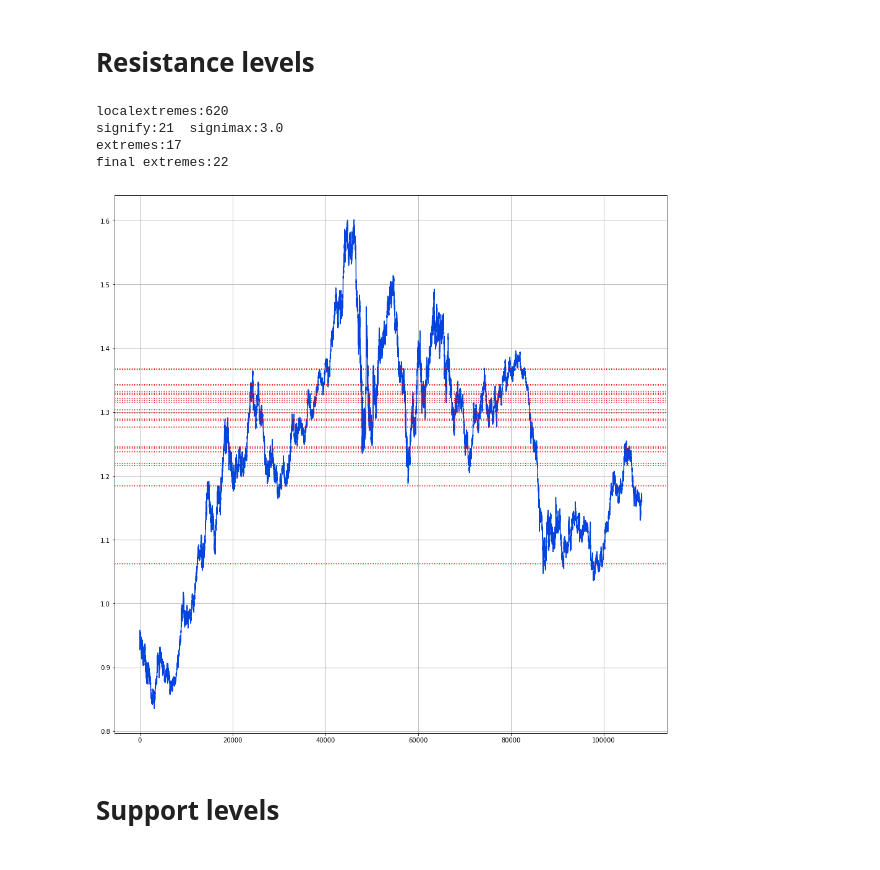
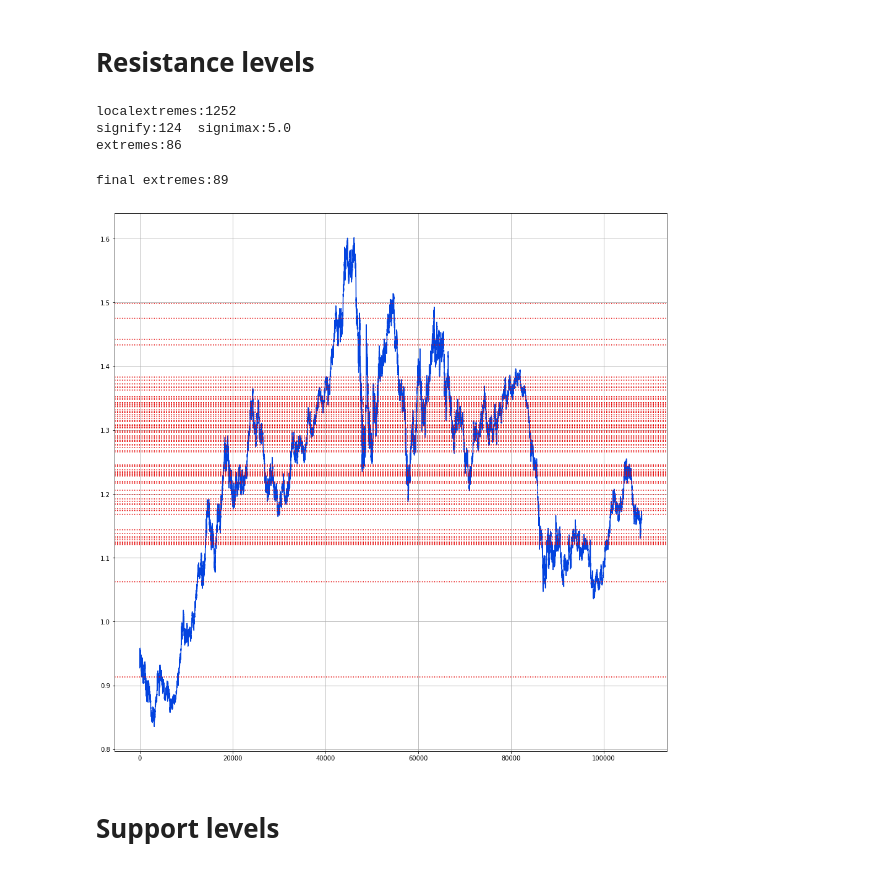
Before and after one commit to profiler84/algotrading, a Jupyter notebook: Forex_EDA.ipynb, the cells around one changed output. Saved outputs shown, nothing was run; the diff lists cells and outputs as text; code cells hidden in the pictures.

```diff
--- a/Forex_EDA.ipynb
+++ b/Forex_EDA.ipynb
@@ -183,31 +205,31 @@ plt.grid(True)
 # %%
 tolerance= 0.0001
 signi_level=2
-min_distance= 60
+min_distance= 30
 array = np.ravel(cl[local_extreme(cl,min_distance= min_distance,find_max=False)])
 #signify =extreme_significance(array, tolerance=tolerance,signi_level=signi_level)
 signify =extreme_significance(array, tolerance=tolerance,signi_level=signi_level)
 extreme = group_extremes(signify,tolerance)
 print('localextremes:' + repr(len(array)))
 print('signify:' + repr(len(signify)), ' signimax:' +repr(np.max(signify['Significance'])))
 print('extremes:' + repr(len(extreme)))
 
 _,_,extremes_res = calc_extreme_groups(df[['CLOSE']],signi_level=signi_level,
                                    tolerance=tolerance,mDistance = min_distance,find_max=True)
 
 print('final extremes:' + repr(len(extremes_res)))
 plt.rc("figure",figsize=(16,16))
 plt.plot(cl,color='xkcd:blue',linestyle ='-')
 yval = np.ravel(extremes_res)
 for x in yval:
     plt.axhline(y=x,color='xkcd:red',linestyle =':')
 plt.grid(True)
 # %% [output]
-localextremes:620
-signify:21  signimax:3.0
-extremes:17
-final extremes:22
+localextremes:1252
+signify:124  signimax:5.0
+extremes:86
+final extremes:89
-[figure, old version]
+[figure, new version]
 # %% [markdown]
 # Support levels
 # %%
```
Also changed, not shown: parts of 17 cells of this notebook, 2 other files.
